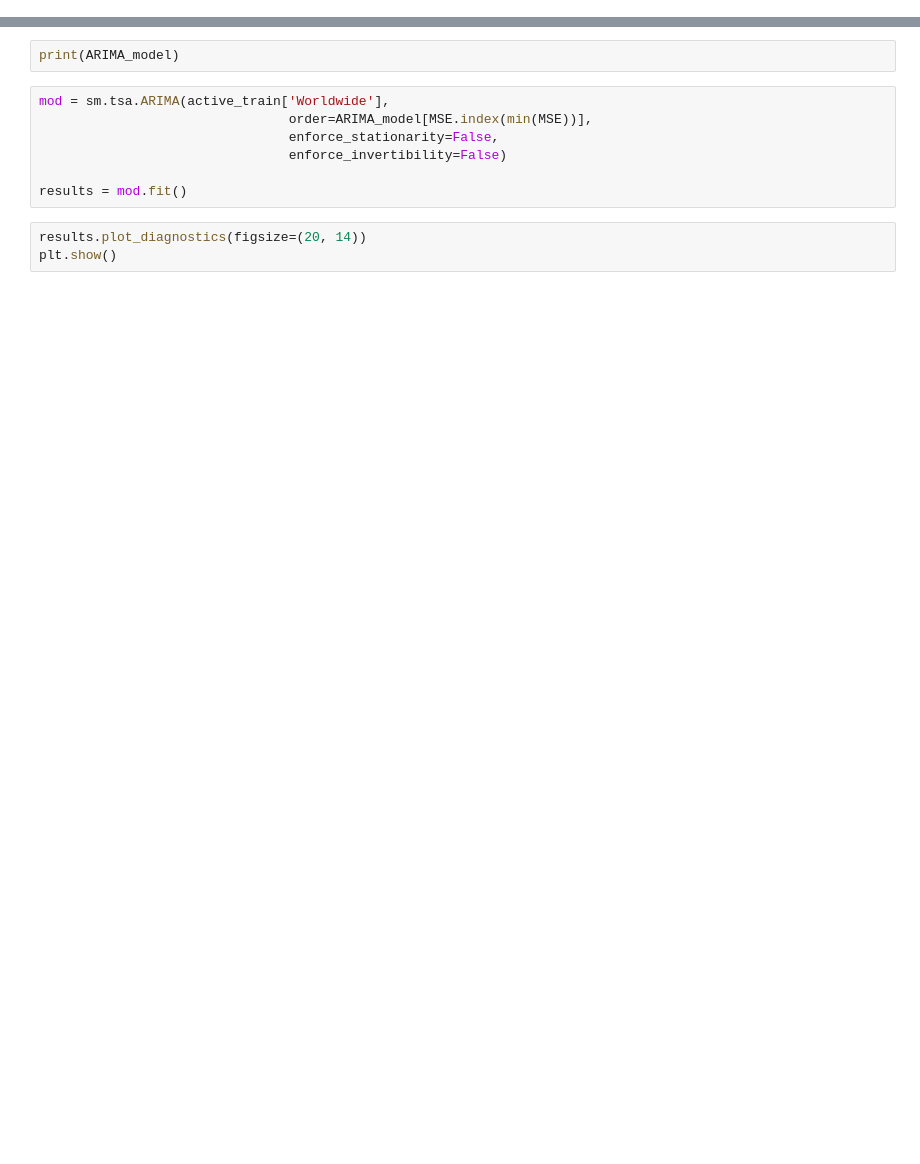
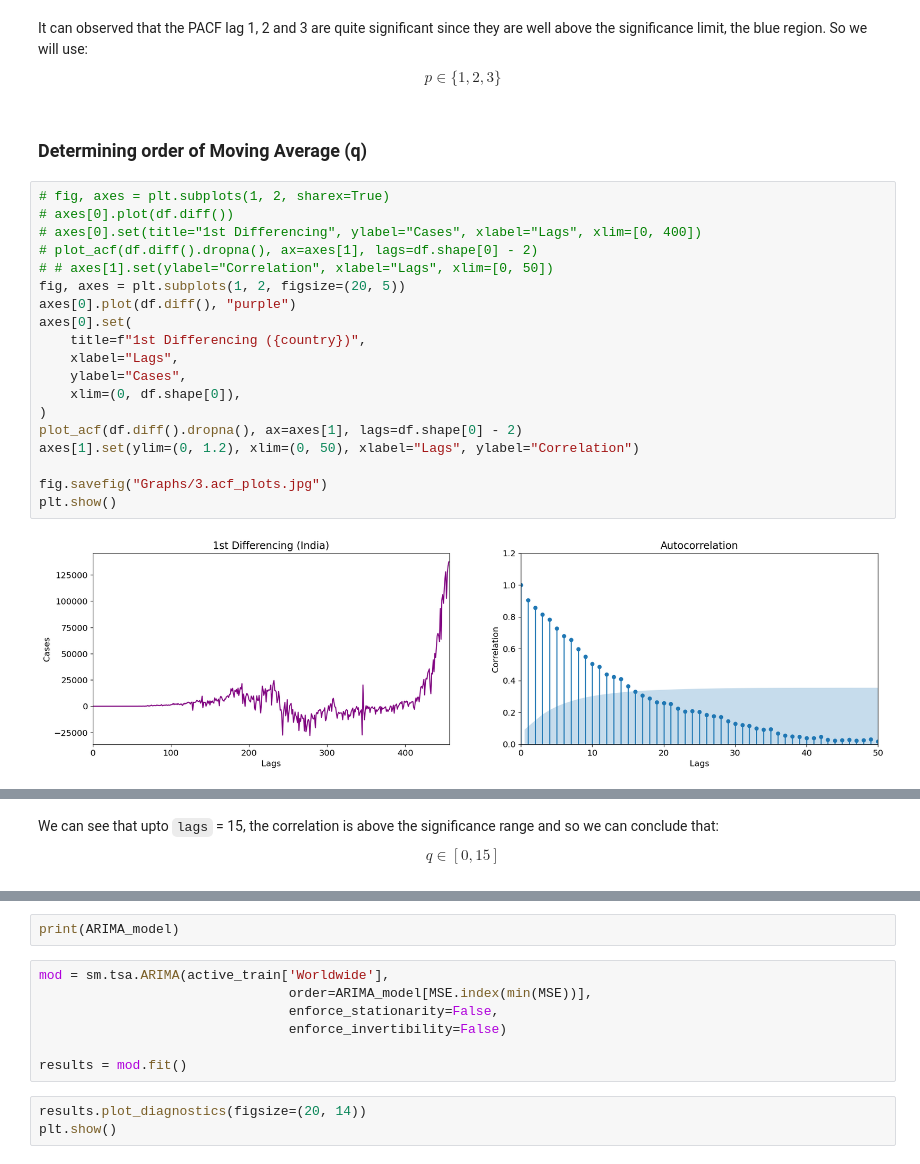
Before and after one commit to bharathvariar/Time-Forecasting-with-ARIMA-and-Neural-Networks, a Jupyter notebook: Deep Learning Project.ipynb, the cells around one changed output, grey strips where cells are left out. Drawn from its saved outputs; the diff is of its cells as text; blank space fills up the shorter version.

```diff
--- a/Deep Learning Project.ipynb
+++ b/Deep Learning Project.ipynb
@@ -95,0 +157,27 @@ NameError: name 'corr' is not defined
+# %% [markdown]
+It can observed that the PACF lag 1, 2 and 3 are quite significant since they are well above the significance limit, the blue region.
+So we will use:
+$$p \in \{1, 2, 3\}$$
+# %% [markdown]
+### Determining order of Moving Average (q)
+# %%
+# fig, axes = plt.subplots(1, 2, sharex=True)
+# axes[0].plot(df.diff())
+# axes[0].set(title="1st Differencing", ylabel="Cases", xlabel="Lags", xlim=[0, 400])
+# plot_acf(df.diff().dropna(), ax=axes[1], lags=df.shape[0] - 2)
+# # axes[1].set(ylabel="Correlation", xlabel="Lags", xlim=[0, 50])
+fig, axes = plt.subplots(1, 2, figsize=(20, 5))
+axes[0].plot(df.diff(), "purple")
+axes[0].set(
+    title=f"1st Differencing ({country})",
+    xlabel="Lags",
+    ylabel="Cases",
+    xlim=(0, df.shape[0]),
+)
+plot_acf(df.diff().dropna(), ax=axes[1], lags=df.shape[0] - 2)
+axes[1].set(ylim=(0, 1.2), xlim=(0, 50), xlabel="Lags", ylabel="Correlation")
+
+fig.savefig("Graphs/3.acf_plots.jpg")
+plt.show()
+# %% [output]
+[figure, added]
@@ -96,2 +185,4 @@ NameError: name 'corr' is not defined
+# %% [markdown]
+We can see that upto `lags` = 15, the correlation is above the significance range and so we can conclude that: $$q \in [0, 15]$$
 # %%
 # Define the p, d, q parameters
```
Also changed, not shown: parts of 23 cells of this notebook, 4 other files.
